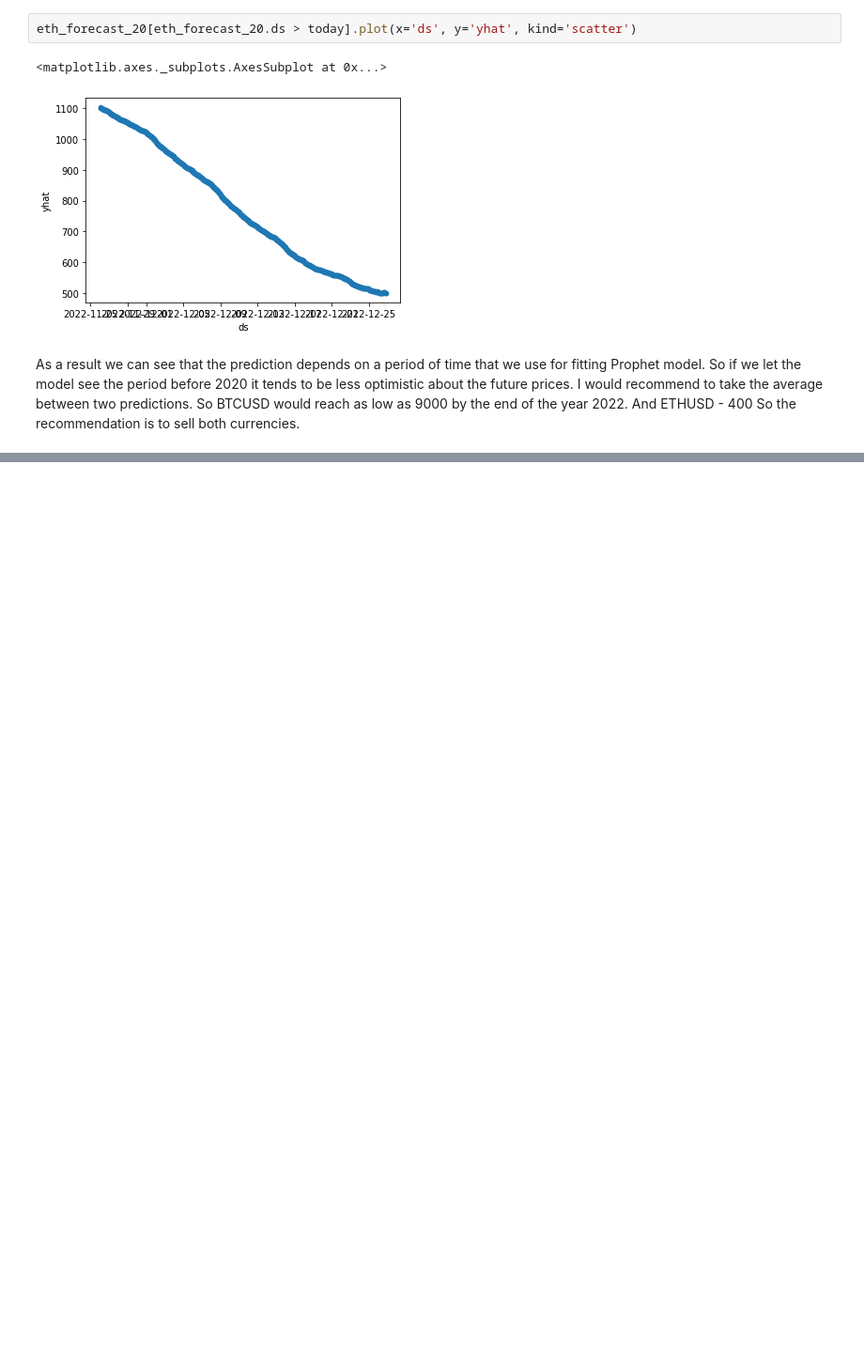
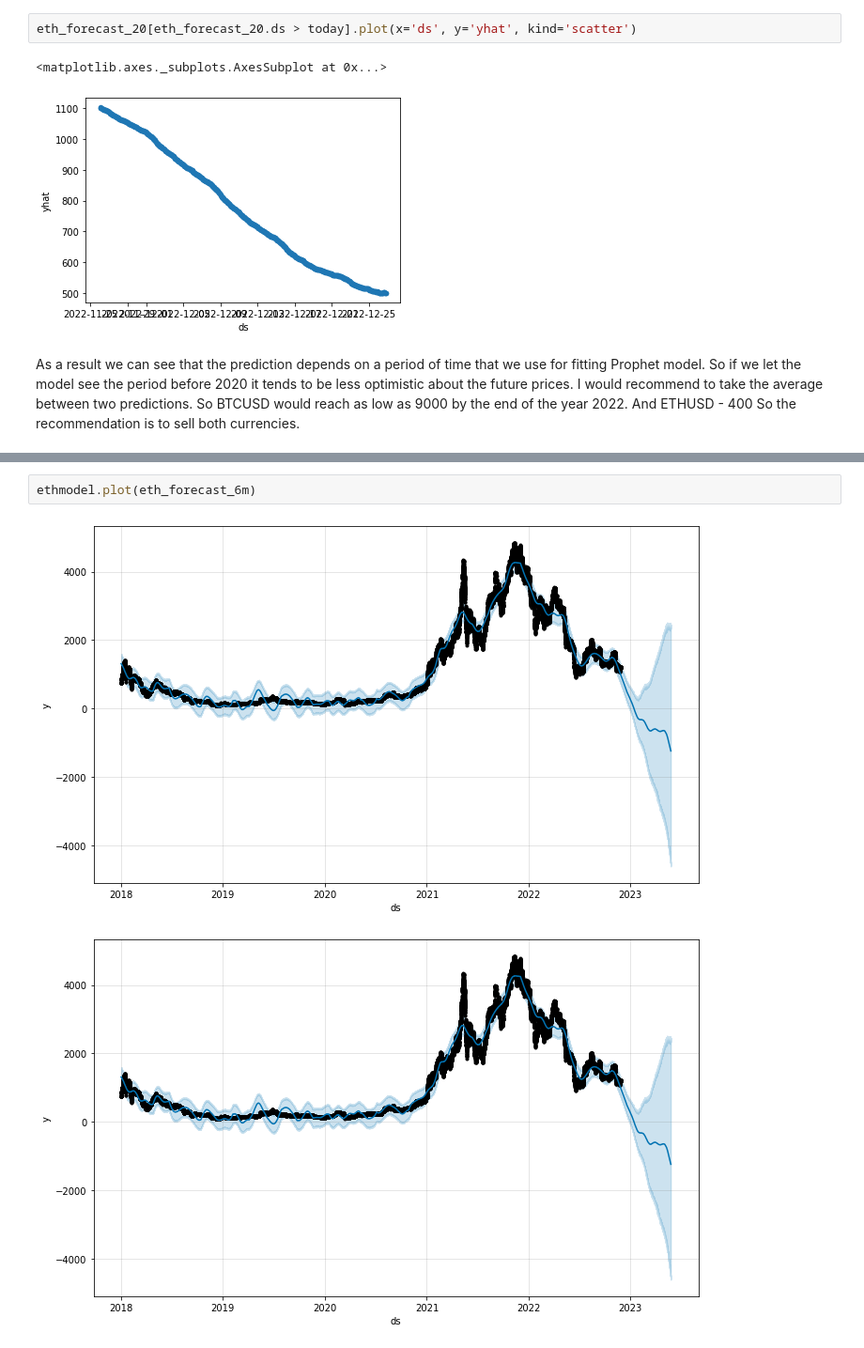
Before and after one commit to johnsmit393/Project2, a Jupyter notebook: predicting.ipynb, the cells around one changed output, grey strips where cells are left out. Shown at 94% size. Cells and saved outputs as stored; diff of their text form; blank space fills up the shorter version.

```diff
--- a/predicting.ipynb
+++ b/predicting.ipynb
@@ -90,0 +104,5 @@ So the recommendation is to sell both currencies.
+# %%
+ethmodel.plot(eth_forecast_6m)
+# %% [output]
+[figure, added]
+[figure, added]
```
Also changed, not shown: parts of 2 cells of this notebook, 1 other file.
